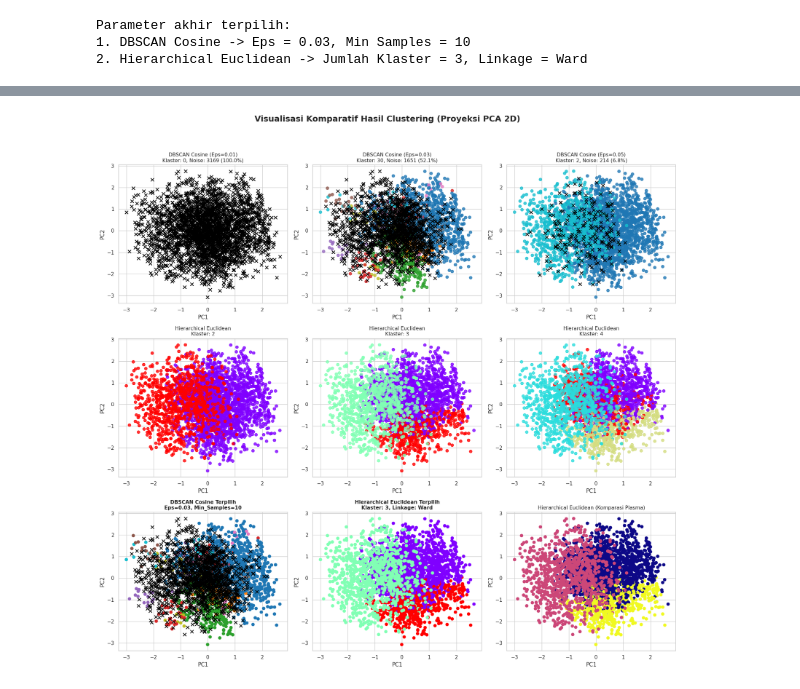
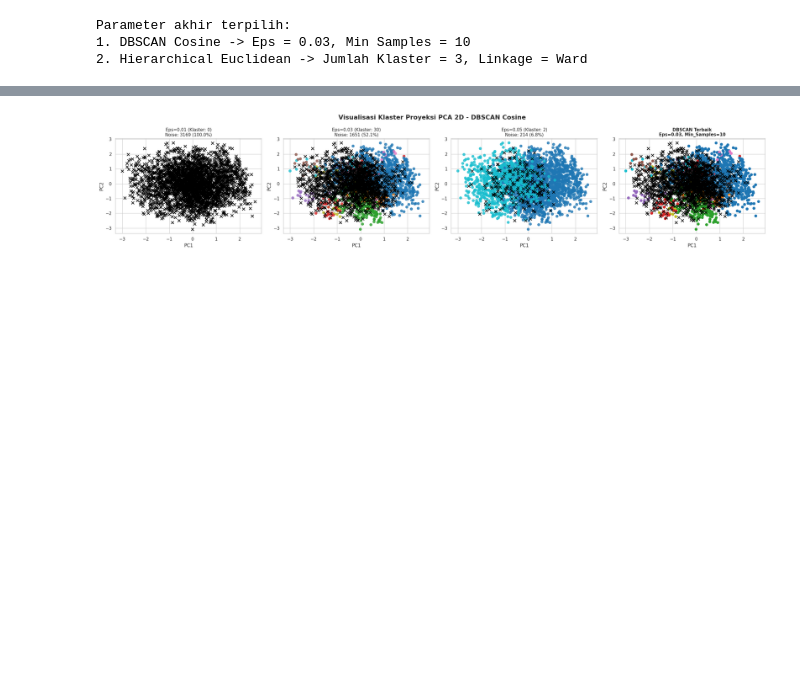
Before and after one commit to Yahya1805/machine-learning_2026, a Jupyter notebook: ML_KUIZ_10.ipynb, the cells around one changed output, grey strips where cells are left out. Cells and saved outputs as stored; diff of their text form; code cells hidden in the pictures; blank space fills up the shorter version.

```diff
--- a/ML_KUIZ_10.ipynb
+++ b/ML_KUIZ_10.ipynb
@@ -358,61 +358,47 @@ Parameter akhir terpilih:
 # %%
-# Proyeksi PCA 2D yang seragam untuk semua visualisasi panel
-pca = PCA(n_components=2, random_state=42)
-X_pca = pca.fit_transform(X_scaled)
+import matplotlib.pyplot as plt
+from sklearn.decomposition import PCA
 
-fig, axes = plt.subplots(3, 3, figsize=(18, 18))
-fig.suptitle("Visualisasi Komparatif Hasil Clustering (Proyeksi PCA 2D)", fontsize=18, fontweight='bold')
+# Memastikan X_scaled tersedia sebelum memproyeksikan PCA
+try:
+    # Proyeksi PCA 2D yang seragam untuk visualisasi
+    pca = PCA(n_components=2, random_state=42)
+    X_pca = pca.fit_transform(X_scaled)
 
-# --- Baris 1: Tiga Kandidat DBSCAN Cosine ---
-for i, res in enumerate(hasil_dbscan):
-    ax = axes[0, i]
-    labels = res['labels']
-    # Plot non-noise
-    mask_non_noise = labels != -1
+    # Plot kandidat dan hasil terbaik DBSCAN Cosine
+    fig, axes = plt.subplots(1, 4, figsize=(24, 5))
+    fig.suptitle("Visualisasi Klaster Proyeksi PCA 2D - DBSCAN Cosine", fontsize=16, fontweight='bold')
+
+    for i, res in enumerate(hasil_dbscan):
+        ax = axes[i]
+        labels = res['labels']
+        mask_non_noise = labels != -1
+        if mask_non_noise.any():
+            ax.scatter(X_pca[mask_non_noise, 0], X_pca[mask_non_noise, 1],
+                       c=labels[mask_non_noise], cmap='tab10', s=40, alpha=0.8)
+        mask_noise = labels == -1
+        if mask_noise.any():
+            ax.scatter(X_pca[mask_noise, 0], X_pca[mask_noise, 1],
+                       color='black', marker='x', s=50, label='Noise')
+        ax.set_title(f"Eps={res['eps']} (Klaster: {res['n_clusters']})\nNoise: {res['n_noise']} ({res['pct_noise']:.1f}%)", fontsize=11)
+        ax.set_xlabel("PC1")
+        ax.set_ylabel("PC2")
+
+    # Plot konfigurasi terbaik DBSCAN
+    ax_best = axes[3]
+    labels_db = final_dbscan_labels
+    mask_non_noise = labels_db != -1
     if mask_non_noise.any():
-        scatter = ax.scatter(X_pca[mask_non_noise, 0], X_pca[mask_non_noise, 1],
-                             c=labels[mask_non_noise], cmap='tab10', s=40, alpha=0.8)
-    # Plot noise as black X
-    mask_noise = labels == -1
-    if mask_noise.any():
-        ax.scatter(X_pca[mask_noise, 0], X_pca[mask_noise, 1],
-                   color='black', marker='x', s=50, label='Noise (-1)')
-    ax.set_title(f"DBSCAN Cosine (Eps={res['eps']})\nKlaster: {res['n_clusters']}, Noise: {res['n_noise']} ({res['pct_noise']:.1f}%)", fontsize=11)
-    ax.set_xlabel("PC1")
-    ax.set_ylabel("PC2")
+        ax_best.scatter(X_pca[mask_non_noise, 0], X_pca[mask_non_noise, 1], c=labels_db[mask_non_noise], cmap='tab10', s=40)
+    if (labels_db == -1).any():
+        ax_best.scatter(X_pca[labels_db == -1, 0], X_pca[labels_db == -1, 1], color='black', marker='x', s=50)
+    ax_best.set_title(f"DBSCAN Terbaik\nEps={final_eps}, Min_Samples=10", fontsize=11, fontweight='bold')
+    ax_best.set_xlabel("PC1")
+    ax_best.set_ylabel("PC2")
 
-# --- Baris 2: Tiga Kandidat Hierarchical Euclidean ---
-for i, res in enumerate(hasil_hierarchical):
-    ax = axes[1, i]
-    labels = res['labels']
-    scatter = ax.scatter(X_pca[:, 0], X_pca[:, 1], c=labels, cmap='rainbow', s=40, alpha=0.8)
-    ax.set_title(f"Hierarchical Euclidean\nKlaster: {res['n_clusters']}", fontsize=11)
-    ax.set_xlabel("PC1")
-    ax.set_ylabel("PC2")
-
-# --- Baris 3: Konfigurasi Terpilih & Variasi Relevan ---
-# Panel 1: DBSCAN Cosine Terpilih
-labels_db = final_dbscan_labels
-axes[2, 0].scatter(X_pca[labels_db != -1, 0], X_pca[labels_db != -1, 1], c=labels_db[labels_db != -1], cmap='tab10', s=40)
-axes[2, 0].scatter(X_pca[labels_db == -1, 0], X_pca[labels_db == -1, 1], color='black', marker='x', s=50, label='Noise')
-axes[2, 0].set_title(f"DBSCAN Cosine Terpilih\nEps={final_eps}, Min_Samples=10", fontsize=11, fontweight='bold')
-axes[2, 0].set_xlabel("PC1")
-axes[2, 0].set_ylabel("PC2")
-
-# Panel 2: Hierarchical Euclidean Terpilih
-labels_agg = final_hierarchical_labels
-axes[2, 1].scatter(X_pca[:, 0], X_pca[:, 1], c=labels_agg, cmap='rainbow', s=40)
-axes[2, 1].set_title(f"Hierarchical Euclidean Terpilih\nKlaster: {final_k}, Linkage: Ward", fontsize=11, fontweight='bold')
-axes[2, 1].set_xlabel("PC1")
-axes[2, 1].set_ylabel("PC2")
-
-# Panel 3: Perbandingan Distribusi Kelas
-axes[2, 2].scatter(X_pca[:, 0], X_pca[:, 1], c=final_hierarchical_labels, cmap='plasma', s=40)
-axes[2, 2].set_title("Hierarchical Euclidean (Komparasi Plasma)", fontsize=11)
-axes[2, 2].set_xlabel("PC1")
-axes[2, 2].set_ylabel("PC2")
-
-plt.tight_layout(rect=[0, 0.03, 1, 0.95])
-plt.show()
+    plt.tight_layout()
+    plt.show()
+except NameError as e:
+    print("Error: Pastikan Anda telah menjalankan seluruh sel di atas secara berurutan terlebih dahulu!", e)
 # %% [output]
-[figure, old version]
+[figure, new version]
```
Also changed, not shown: parts of 13 cells of this notebook.
